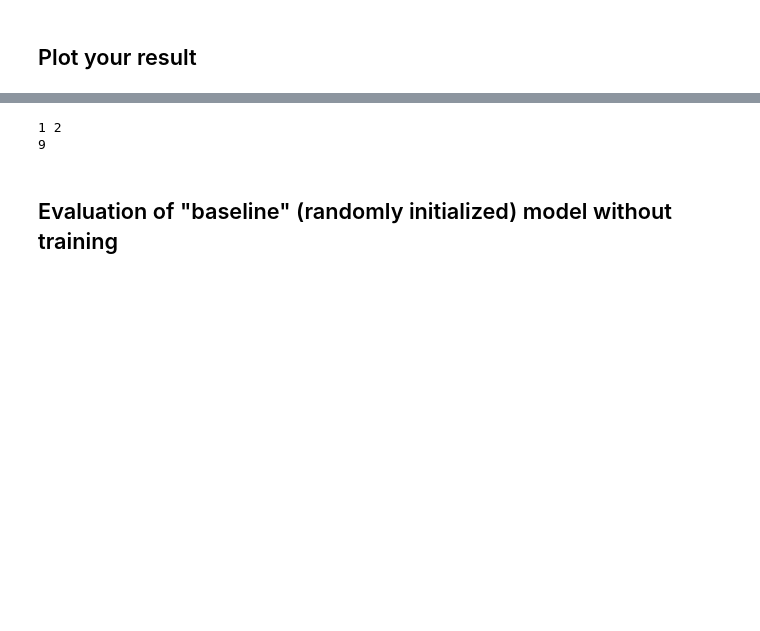
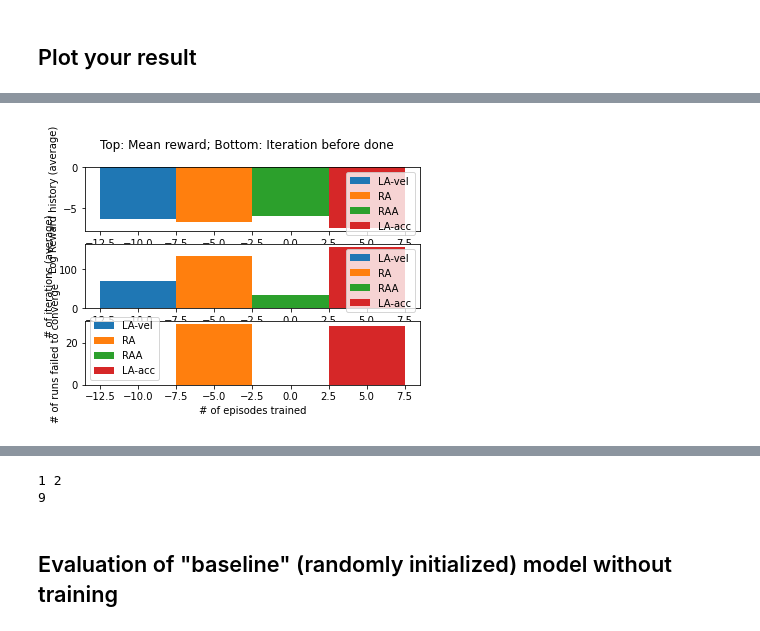
Before and after one commit to zhzhang2018/NN_MARL_experiments, a Jupyter notebook: torch_consensus.ipynb, the cells around one changed output, grey strips where cells are left out. Drawn from its saved outputs; the diff is of its cells as text; code cells hidden in the pictures; blank space fills up the shorter version.

```diff
--- a/torch_consensus.ipynb
+++ b/torch_consensus.ipynb
@@ -311,6 +421,6 @@ cumulative reward =  -5876.460238255958
 # %%
-h2test = plot_test(agent2, env,
-          fnames=['RewardAgent_acc_test1', 'RewardAgent_acc_test2'],
+h2test = plot_test(agent2, env, fnames=['']*50,
+#           fnames=['RewardAgent_acc_test1', 'RewardAgent_acc_test2'],
           num_iteration=num_iteration, action_space=action_space, imdir='screencaps/')
 # %% [output]
 Finished episode  0  with  199 ;
@@ -320,5 +443,5 @@ KeyboardInterrupt:
 # %%
-h3test = plot_test(agent3, env,
-          fnames=['RewardActionAgent_acc_test1'],
+h3test = plot_test(agent3, env, fnames=['']*50,
+#           fnames=['RewardActionAgent_acc_test1'],
           num_iteration=num_iteration, action_space=action_space, imdir='screencaps/')
 # %% [output]
@@ -329,6 +465,6 @@ cumulative reward =  -3354.8674759449877
 # %%
-h4test = plot_test(agent4, env2,
-          fnames=['LearnerAgent_acc_oacc_test1', 'LearnerAgent_acc_oacc_test2'],
+h4test = plot_test(agent4, env2, fnames=['']*50,
+#           fnames=['LearnerAgent_acc_oacc_test1', 'LearnerAgent_acc_oacc_test2'],
           num_iteration=num_iteration, action_space=action_space, imdir='screencaps/')
 # %% [output]
 Finished episode  0  with  199 ;
@@ -374,2 +607,4 @@ plot_reward_hist([a1hist, a2hist, a3hist, a4hist], 25, ['RA-vel', 'RA-acc','RAA'
 # %%
-plot_reward_hist([a2hist, a3hist, a4hist], 25, ['RA','RAA','LA'])
+plot_reward_hist([[h1test], [h2test], [h3test], [h4test]], 25, ['LA-vel','RA','RAA','LA-acc'], num_iteration=num_iteration)
+# %% [output]
+[figure, added]
```
Also changed, not shown: parts of 24 cells of this notebook, 4 other files.
